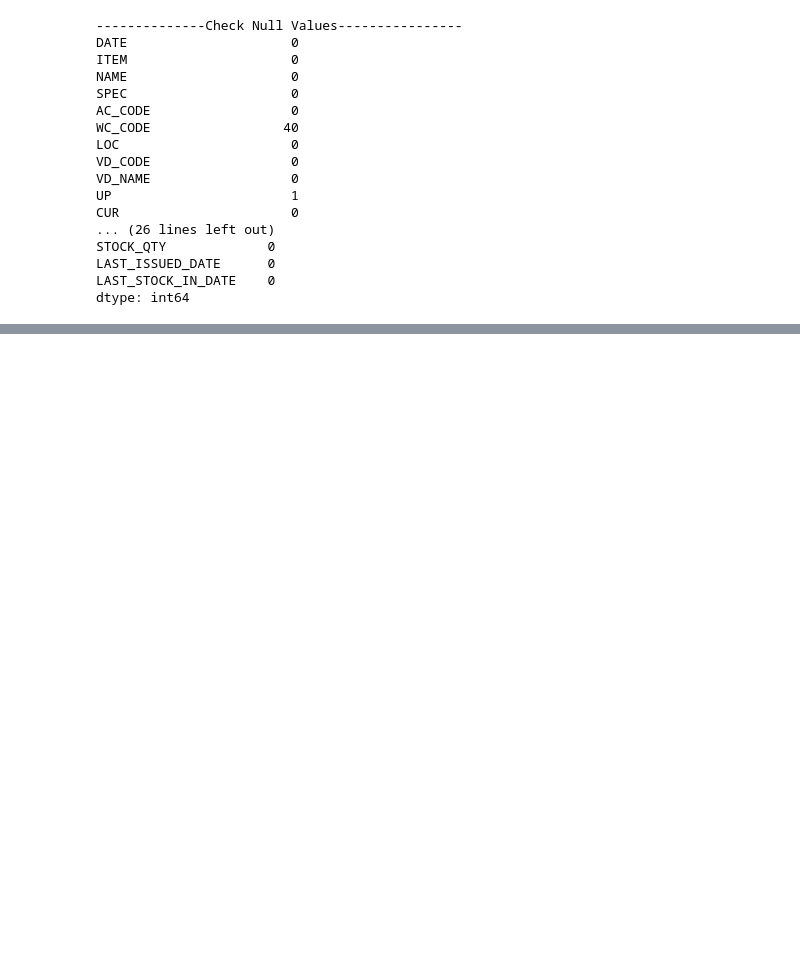
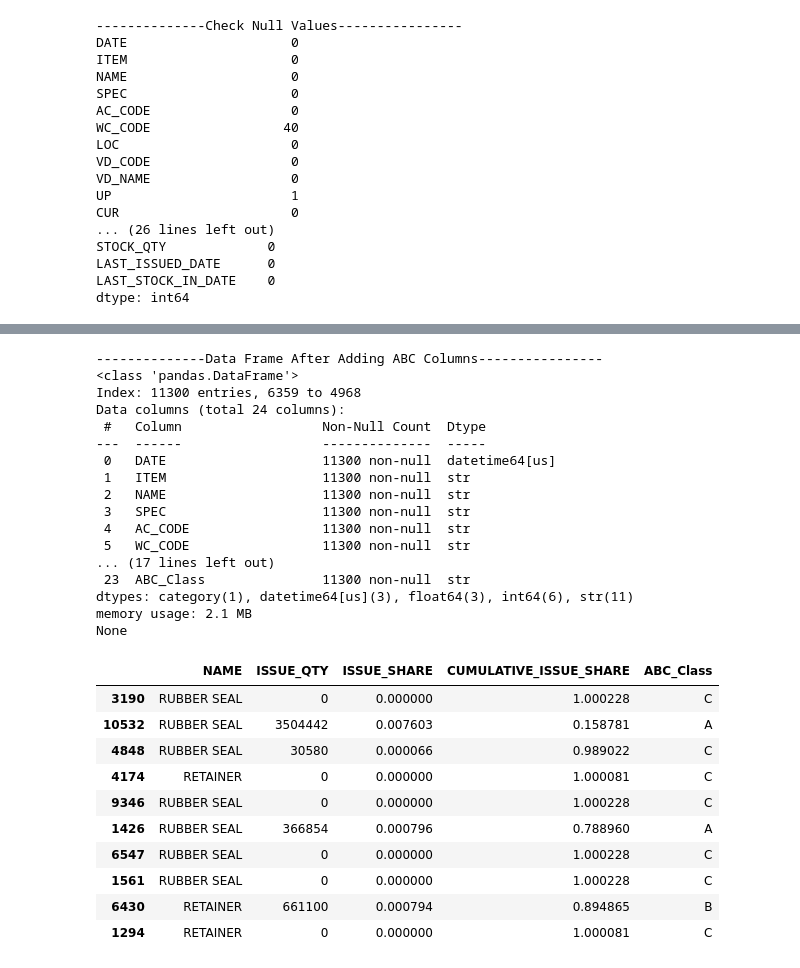
Before and after one commit to T7474/Portfolio_Data_Analytics, a Jupyter notebook: projects/sub_com_notebook.ipynb, the cells around one changed output, grey strips where cells are left out. Cells and saved outputs as stored; diff of their text form; code cells hidden in the pictures; blank space fills up the shorter version.

```diff
--- a/projects/sub_com_notebook.ipynb
+++ b/projects/sub_com_notebook.ipynb
@@ -185,2 +185,49 @@ None
+# %%
+# Insert Columns for ABC Analysis
+df['ISSUE_SHARE'] = df.groupby('NAME')['ISSUE_QTY'].transform(lambda x: x / x.sum())
+
+df = df.sort_values(['NAME', 'ISSUE_SHARE'], ascending=[True, False])
+
+df['CUMULATIVE_ISSUE_SHARE'] = df.groupby('NAME')['ISSUE_SHARE'].cumsum()
+
+def get_abc(cum_share):
+    if cum_share <= 0.8: return 'A'
+    elif cum_share <= 0.95: return 'B'
+    else: return 'C'
+
+df['ABC_Class'] = df['CUMULATIVE_ISSUE_SHARE'].apply(get_abc)
+
+print('--------------Data Frame After Adding ABC Columns----------------')
+print(df.info())
+display(df[['NAME','ISSUE_QTY','ISSUE_SHARE','CUMULATIVE_ISSUE_SHARE','ABC_Class']].sample(10))
+# %% [output]
+--------------Data Frame After Adding ABC Columns----------------
+<class 'pandas.DataFrame'>
+Index: 11300 entries, 6359 to 4968
+Data columns (total 24 columns):
+ #   Column                  Non-Null Count  Dtype
+---  ------                  --------------  -----
+ 0   DATE                    11300 non-null  datetime64[us]
+ 1   ITEM                    11300 non-null  str
+ 2   NAME                    11300 non-null  str
+ 3   SPEC                    11300 non-null  str
+ 4   AC_CODE                 11300 non-null  str
+ 5   WC_CODE                 11300 non-null  str
+... (17 lines left out)
+ 23  ABC_Class               11300 non-null  str
+dtypes: category(1), datetime64[us](3), float64(3), int64(6), str(11)
+memory usage: 2.1 MB
+None
+|  | NAME | ISSUE_QTY | ISSUE_SHARE | CUMULATIVE_ISSUE_SHARE | ABC_Class |
+| 3190 | RUBBER SEAL | 0 | 0.000000 | 1.000228 | C |
+| 10532 | RUBBER SEAL | 3504442 | 0.007603 | 0.158781 | A |
+| 4848 | RUBBER SEAL | 30580 | 0.000066 | 0.989022 | C |
+| 4174 | RETAINER | 0 | 0.000000 | 1.000081 | C |
+| 9346 | RUBBER SEAL | 0 | 0.000000 | 1.000228 | C |
+| 1426 | RUBBER SEAL | 366854 | 0.000796 | 0.788960 | A |
+| 6547 | RUBBER SEAL | 0 | 0.000000 | 1.000228 | C |
+| 1561 | RUBBER SEAL | 0 | 0.000000 | 1.000228 | C |
+| 6430 | RETAINER | 661100 | 0.000794 | 0.894865 | B |
+| 1294 | RETAINER | 0 | 0.000000 | 1.000081 | C |
 # %%
 df.to_csv('sub_components2025_2026_cleaned.csv', index=False)
```
Also changed, not shown: parts of 2 cells of this notebook, 2 other files.
